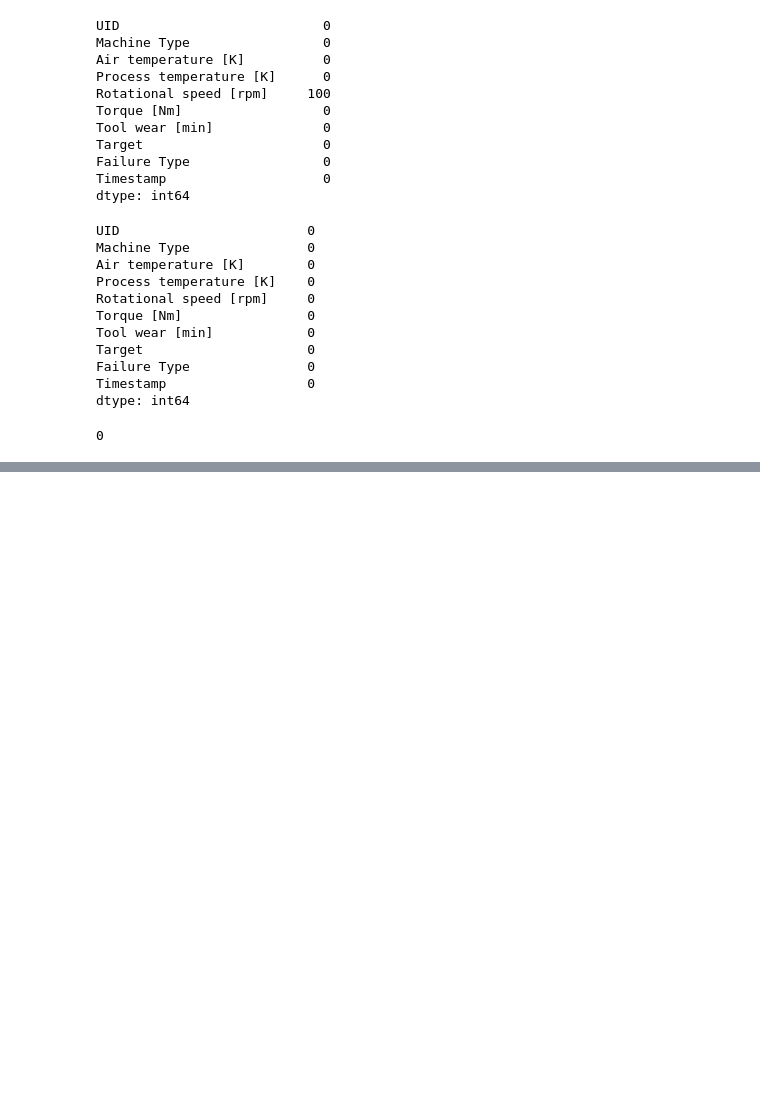
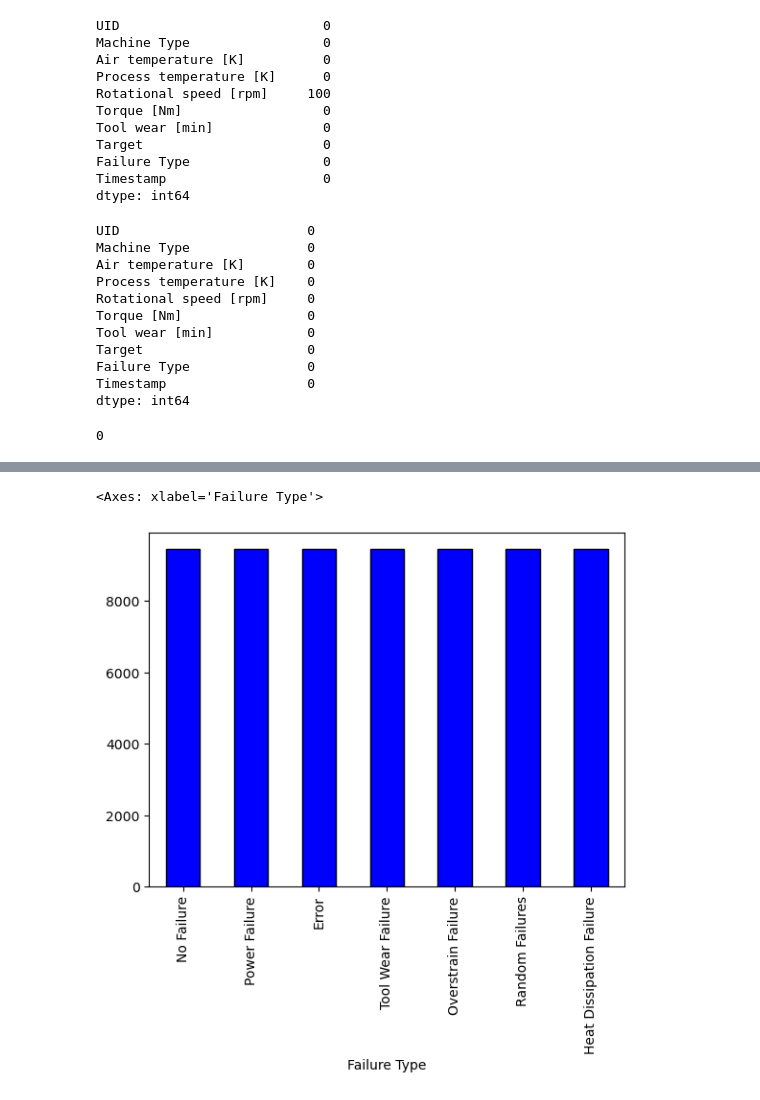
Before and after one commit to DuoBrass/Blend360, a Jupyter notebook: Blend_Machine_Analysis.ipynb, the cells around one changed output, grey strips where cells are left out. Drawn from its saved outputs; the diff is of its cells as text; code cells hidden in the pictures; blank space fills up the shorter version.

```diff
--- a/Blend_Machine_Analysis.ipynb
+++ b/Blend_Machine_Analysis.ipynb
@@ -317,0 +350,6 @@ Anomaly Detection: Isolation Forest or autoencoders for unusual patterns
+# %%
+value_counts = df_balanced['Failure Type'].value_counts()
+value_counts.plot(kind='bar', color='blue', edgecolor='black')
+# %% [output]
+<Axes: xlabel='Failure Type'>
+[figure, added]
```
Also changed, not shown: parts of 23 cells of this notebook.
